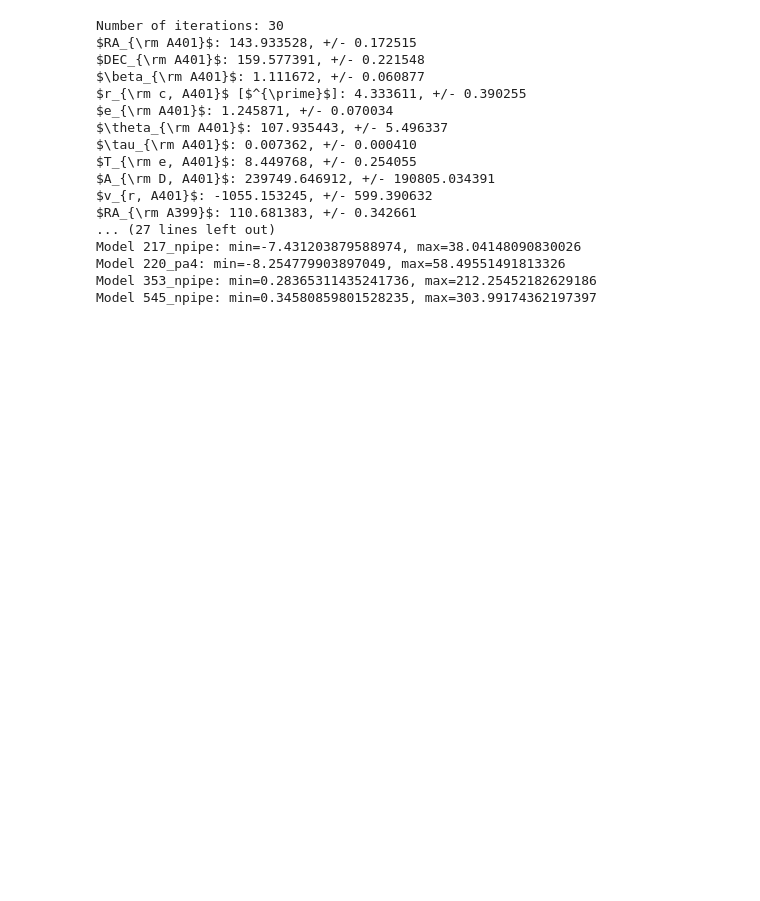
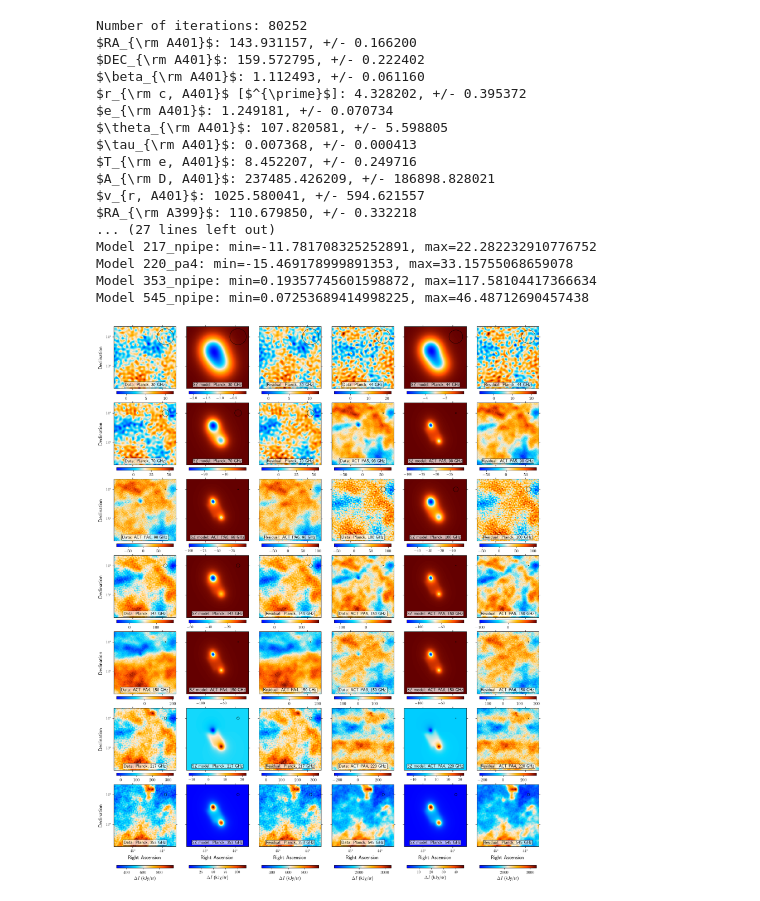
Before and after one commit to guanyilun/multi-freq-bridge, a Jupyter notebook: notebooks/map_maker.ipynb, the cells around one changed output. Drawn from its saved outputs; the diff is of its cells as text; code cells hidden in the pictures; blank space fills up the shorter version.

```diff
--- a/notebooks/map_maker.ipynb
+++ b/notebooks/map_maker.ipynb
@@ -1312,7 +1312,7 @@ def map_maker_cols_test2(mcmc_fname, cf_name, labels, labels_no_tex, burnin=1, t
     from astropy import units as u
     from astropy.visualization.wcsaxes import SphericalCircle
     plt.rc('text', usetex=True)
-    plt.rc('font', family='sans-serif', size=20)
+    plt.rc('font', family='sans-serif', size=22)
 
     # Get the samples
     sampler = emcee.backends.HDFBackend(mcmc_fname)
@@ -1340,7 +1340,7 @@ def map_maker_cols_test2(mcmc_fname, cf_name, labels, labels_no_tex, burnin=1, t
 
     for idx, label in enumerate(labels):
         if (idx in velocity_idx):
-            samples[:, idx] *= -1
+            samples[:, idx] *= 1
 
     # Compute theta from samples (for all parameters, here for each label)
     theta = []
@@ -1616,13 +1616,13 @@ def map_maker_cols_test2(mcmc_fname, cf_name, labels, labels_no_tex, burnin=1, t
                                 interpolation='none')
 
                 if subplot_idx >= len(axes) - 6:
-                    ax1.coords[0].set_axislabel('Right Ascension', fontsize=12)
+                    ax1.coords[0].set_axislabel('Right Ascension', fontsize=14)
                 else:
                     ax1.coords[0].set_axislabel('')
 
                 # Only show DEC label for first column
                 if subplot_idx % 6 == 0:
-                    ax1.coords[1].set_axislabel('Declination', fontsize=12)
+                    ax1.coords[1].set_axislabel('Declination', fontsize=14)
                 else:
                     ax1.coords[1].set_axislabel('')
                 ax1.coords[0].set_major_formatter('d')
@@ -1647,11 +1647,11 @@ def map_maker_cols_test2(mcmc_fname, cf_name, labels, labels_no_tex, burnin=1, t
                 if subplot_idx >= len(axes) - 6:
                     cbar1 = plt.colorbar(im1, ax=ax1, fraction=0.046, pad=0.08,
                                          orientation='horizontal', aspect=20, shrink=0.9)
-                    cbar1.set_label('$\Delta I$ (kJy/sr)', fontsize=10)
+                    cbar1.set_label('$\Delta I$ (kJy/sr)', fontsize=12)
                 else:
                     cbar1 = plt.colorbar(im1, ax=ax1, fraction=0.046, pad=0.04,
                                          orientation='horizontal', aspect=20, shrink=0.9)
-                cbar1.ax.tick_params(labelsize=10)
+                cbar1.ax.tick_params(labelsize=12)
 
                 subplot_idx += 1
 
@@ -1663,13 +1663,13 @@ def map_maker_cols_test2(mcmc_fname, cf_name, labels, labels_no_tex, burnin=1, t
 
                 # Only show RA label for bottom row
                 if subplot_idx >= len(axes) - 6:
-                    ax2.coords[0].set_axislabel('Right Ascension', fontsize=12)
+                    ax2.coords[0].set_axislabel('Right Ascension', fontsize=14)
                 else:
                     ax2.coords[0].set_axislabel('')
 
                 # Only show DEC label for first column
                 if subplot_idx % 6 == 0:
-                    ax2.coords[1].set_axislabel('Declination', fontsize=12)
+                    ax2.coords[1].set_axislabel('Declination', fontsize=14)
                 else:
                     ax2.coords[1].set_axislabel('')
                 ax2.coords[0].set_major_formatter('d')
@@ -1690,7 +1690,7 @@ def map_maker_cols_test2(mcmc_fname, cf_name, labels, labels_no_tex, burnin=1, t
                 if subplot_idx >= len(axes) - 6:
                     cbar2 = plt.colorbar(im2, ax=ax2, fraction=0.046, pad=0.08,
                                          orientation='horizontal', aspect=20, shrink=0.9)
-                    cbar2.set_label('$\Delta I$ (kJy/sr)', fontsize=10)
+                    cbar2.set_label('$\Delta I$ (kJy/sr)', fontsize=12)
                 else:
                     cbar2 = plt.colorbar(im2, ax=ax2, fraction=0.046, pad=0.04,
                                          orientation='horizontal', aspect=20, shrink=0.9)
@@ -1706,13 +1706,13 @@ def map_maker_cols_test2(mcmc_fname, cf_name, labels, labels_no_tex, burnin=1, t
 
                 # Only show RA label for bottom row
                 if subplot_idx >= len(axes) - 6:
-                    ax3.coords[0].set_axislabel('Right Ascension', fontsize=12)
+                    ax3.coords[0].set_axislabel('Right Ascension', fontsize=14)
                 else:
                     ax3.coords[0].set_axislabel('')
 
                 # Only show DEC label for first column
                 if subplot_idx % 6 == 0:
-                    ax3.coords[1].set_axislabel('Declination', fontsize=12)
+                    ax3.coords[1].set_axislabel('Declination', fontsize=14)
                 else:
                     ax3.coords[1].set_axislabel('')
                 ax3.coords[0].set_major_formatter('d')
@@ -1733,11 +1733,11 @@ def map_maker_cols_test2(mcmc_fname, cf_name, labels, labels_no_tex, burnin=1, t
                 if subplot_idx >= len(axes) - 6:
                     cbar3 = plt.colorbar(im3, ax=ax3, fraction=0.046, pad=0.08,
                                          orientation='horizontal', aspect=20, shrink=0.9)
-                    cbar3.set_label('$\Delta I$ (kJy/sr)', fontsize=10)
+                    cbar3.set_label('$\Delta I$ (kJy/sr)', fontsize=12)
                 else:
                     cbar3 = plt.colorbar(im3, ax=ax3, fraction=0.046, pad=0.04,
                                          orientation='horizontal', aspect=20, shrink=0.9)
-                cbar3.ax.tick_params(labelsize=10)
+                cbar3.ax.tick_params(labelsize=12)
 
                 subplot_idx += 1
 
@@ -1796,51 +1796,52 @@ labels_no_tex = [
     "beta_A399",
     "r_c_A399 [']",
     "e_A399",
     "theta_A399",
     "tau_A399",
     "T_e_A399",
     "A_D_A399",
 
     "RA_fil",
     "DEC_fil",
     "L_fil",
     "W_fil",
     "tau_fil",
     "T_e_fil",
     "A_D_fil",
 
     "v_r_avg"
 ]
 
 config = "/home/gill/research/ACT/multi-freq-bridge/configs/case54_ajay.yaml"
 chain = "/home/gill/research/ACT/bridge/results/ajay/final_runs/case54/chain.h5"
 
 _ = map_maker_cols_test2(mcmc_fname=chain,
                        cf_name=config,
                        labels=labels,
                        labels_no_tex=labels_no_tex,
-                       burnin=100000,
-                       thin=1000,
+                       burnin=50000,
+                       thin=1,
                        plot_converge=False,
                        plot_samples=0)
 # %% [output]
-Number of iterations: 30
-$RA_{\rm A401}$: 143.933528, +/- 0.172515
-$DEC_{\rm A401}$: 159.577391, +/- 0.221548
-$\beta_{\rm A401}$: 1.111672, +/- 0.060877
-$r_{\rm c, A401}$ [$^{\prime}$]: 4.333611, +/- 0.390255
-$e_{\rm A401}$: 1.245871, +/- 0.070034
-$\theta_{\rm A401}$: 107.935443, +/- 5.496337
-$\tau_{\rm A401}$: 0.007362, +/- 0.000410
-$T_{\rm e, A401}$: 8.449768, +/- 0.254055
-$A_{\rm D, A401}$: 239749.646912, +/- 190805.034391
-$v_{r, A401}$: -1055.153245, +/- 599.390632
-$RA_{\rm A399}$: 110.681383, +/- 0.342661
+Number of iterations: 80252
+$RA_{\rm A401}$: 143.931157, +/- 0.166200
+$DEC_{\rm A401}$: 159.572795, +/- 0.222402
+$\beta_{\rm A401}$: 1.112493, +/- 0.061160
+$r_{\rm c, A401}$ [$^{\prime}$]: 4.328202, +/- 0.395372
+$e_{\rm A401}$: 1.249181, +/- 0.070734
+$\theta_{\rm A401}$: 107.820581, +/- 5.598805
+$\tau_{\rm A401}$: 0.007368, +/- 0.000413
+$T_{\rm e, A401}$: 8.452207, +/- 0.249716
+$A_{\rm D, A401}$: 237485.426209, +/- 186898.828021
+$v_{r, A401}$: 1025.580041, +/- 594.621557
+$RA_{\rm A399}$: 110.679850, +/- 0.332218
 ... (27 lines left out)
-Model 217_npipe: min=-7.431203879588974, max=38.04148090830026
-Model 220_pa4: min=-8.254779903897049, max=58.49551491813326
-Model 353_npipe: min=0.28365311435241736, max=212.25452182629186
-Model 545_npipe: min=0.34580859801528235, max=303.99174362197397
+Model 217_npipe: min=-11.781708325252891, max=22.282232910776752
+Model 220_pa4: min=-15.469178999891353, max=33.15755068659078
+Model 353_npipe: min=0.19357745601598872, max=117.58104417366634
+Model 545_npipe: min=0.07253689414998225, max=46.48712690457438
+[figure, added]
 # %%
 labels = [r'$RA_{\rm A401}$',
             r'$DEC_{\rm A401}$',
```
Also changed, not shown: parts of 1 cell of this notebook, 3 other files.
